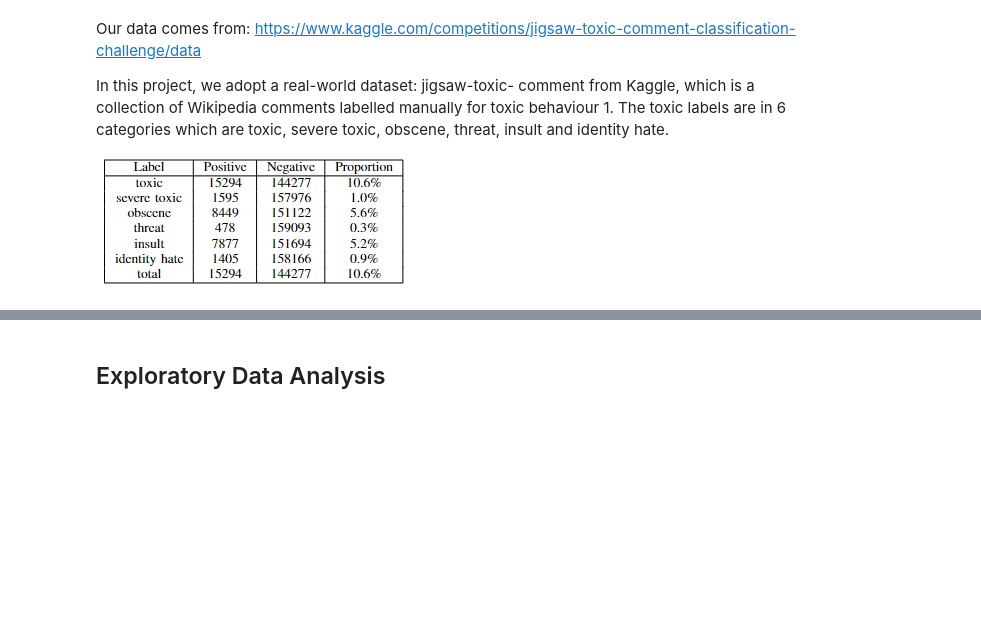
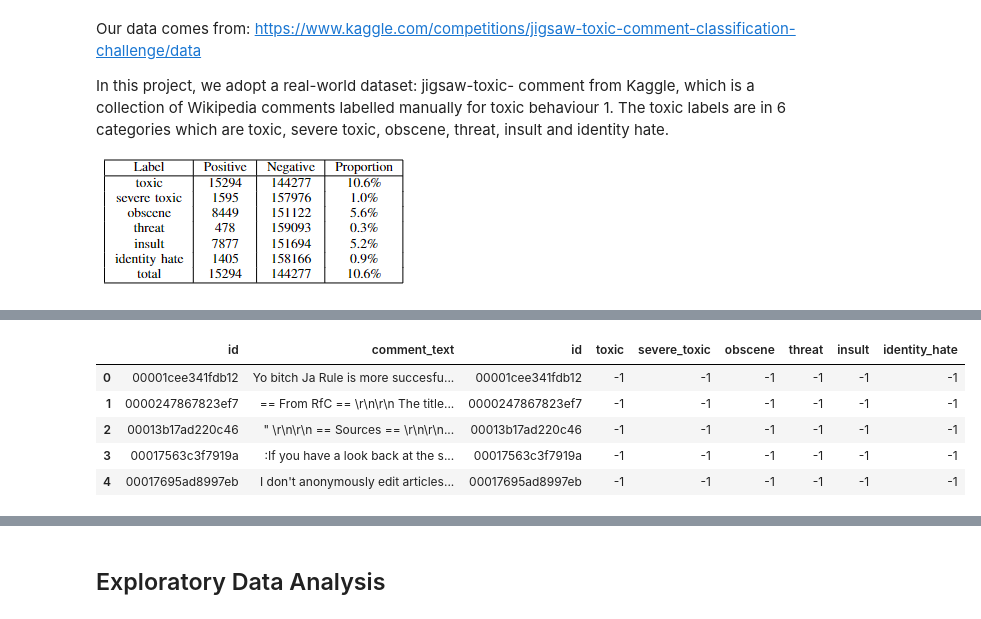
Before and after one commit to kanyeishere/toxic-comment-classification, a Jupyter notebook: glove_bi-lstm.ipynb, the cells around one changed output, grey strips where cells are left out. Cells and saved outputs as stored; diff of their text form; code cells hidden in the pictures; blank space fills up the shorter version.

Commit message:
text added

```diff
--- a/glove_bi-lstm.ipynb
+++ b/glove_bi-lstm.ipynb
@@ -79,3 +88,12 @@ classes = ['toxic', 'severe_toxic', 'obscene', 'threat', 'insult', 'identity_hat
+# %%
+test_df[:5]
+# %% [output]
+|  | id | comment_text | id | toxic | severe_toxic | obscene | threat | insult | identity_hate |
+| 0 | 00001cee341fdb12 | Yo bitch Ja Rule is more succesfu... | 00001cee341fdb12 | -1 | -1 | -1 | -1 | -1 | -1 |
+| 1 | 0000247867823ef7 | == From RfC == \r\n\r\n The title... | 0000247867823ef7 | -1 | -1 | -1 | -1 | -1 | -1 |
+| 2 | 00013b17ad220c46 | " \r\n\r\n == Sources == \r\n\r\n... | 00013b17ad220c46 | -1 | -1 | -1 | -1 | -1 | -1 |
+| 3 | 00017563c3f7919a | :If you have a look back at the s... | 00017563c3f7919a | -1 | -1 | -1 | -1 | -1 | -1 |
+| 4 | 00017695ad8997eb | I don't anonymously edit articles... | 00017695ad8997eb | -1 | -1 | -1 | -1 | -1 | -1 |
 # %%
 df['comment_text'] = df['comment_text'].apply(data_cleaning)
 test_df['comment_text'] = test_df['comment_text'].apply(data_cleaning)
```
Also changed, not shown: parts of 2 cells of this notebook.
